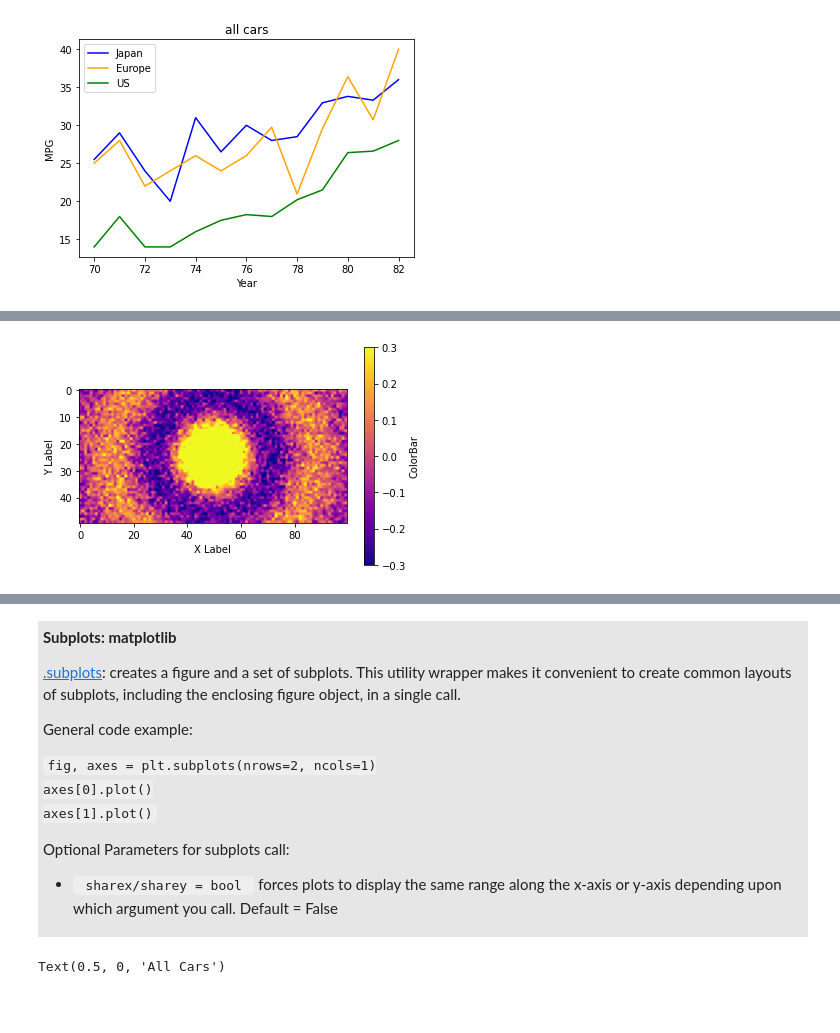
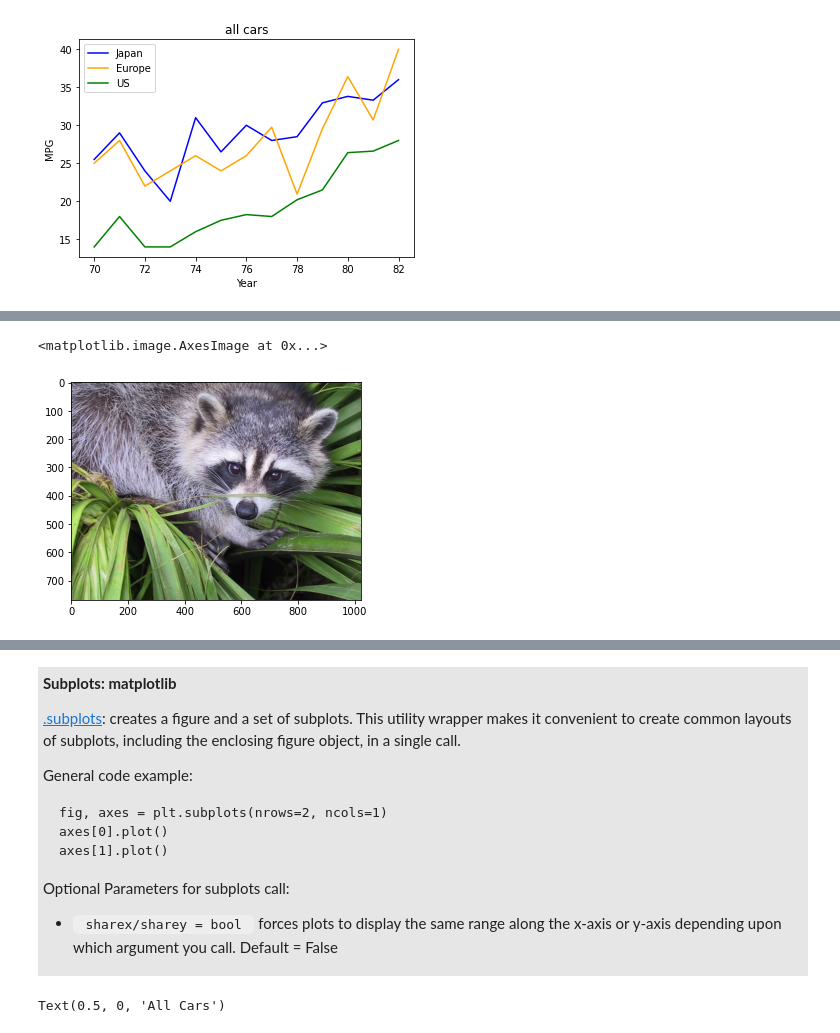
Before and after one commit to AllenInstitute/swdb_2022, a Jupyter notebook: PythonBootcamp/additional_notebooks/07_Introduction_to_Data_Visualization.ipynb, the cells around one changed output, grey strips where cells are left out. Cells and saved outputs as stored; diff of their text form; code cells hidden in the pictures; blank space fills up the shorter version.

````diff
--- a/PythonBootcamp/additional_notebooks/07_Introduction_to_Data_Visualization.ipynb
+++ b/PythonBootcamp/additional_notebooks/07_Introduction_to_Data_Visualization.ipynb
@@ -936,19 +966,14 @@ plt.show()
-# %%
-# Lets practice changing the cmap and limits
-# lets also add a colorbar!
-fig, ax = plt.subplots()
-shw = ax.imshow(image_data, cmap='plasma', clim=(-0.3, 0.3))
-
-# make bar
-color_bar = plt.colorbar(shw)
-
-# show plot with labels
-plt.xlabel('X Label')
-plt.ylabel('Y Label')
-color_bar.set_label('ColorBar')
-plt.show()
-# %% [output]
-[figure, removed]
+# %%
+# load numpy array of image data
+racoon_image_array = scipy.misc.face()
+
+
+# show as an image
+fig, ax = plt.subplots()
+ax.imshow(racoon_image_array)
+# %% [output]
+<matplotlib.image.AxesImage at 0x...>
+[figure, added]
 # %% [markdown]
 <a id='multiplots'></a>
 # %% [markdown]
@@ -984,9 +1009,11 @@ A given figure can have more than one axis. The subplot command, which we used a
 
 General code example:
 
-<code>fig, axes = plt.subplots(nrows=2, ncols=1)
+```
+fig, axes = plt.subplots(nrows=2, ncols=1)
 axes[0].plot()
-axes[1].plot()</code>
+axes[1].plot()
+```
 
 Optional Parameters for subplots call:
 * <code> sharex/sharey = bool </code> forces plots to display the same range along the x-axis  or y-axis depending upon which argument you call. Default = False
````
Also changed, not shown: parts of 49 cells of this notebook.
